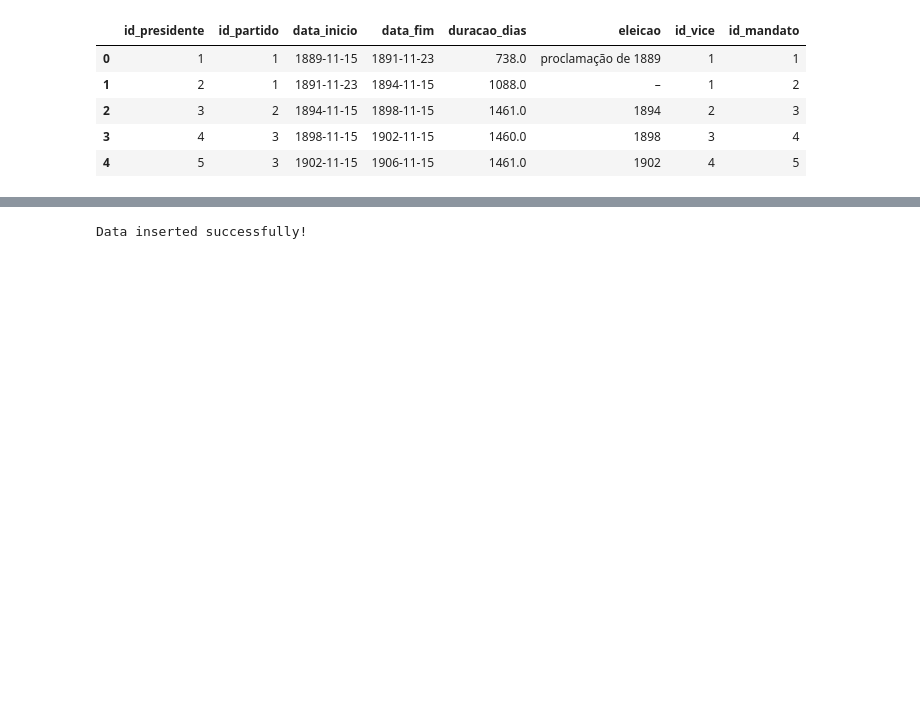
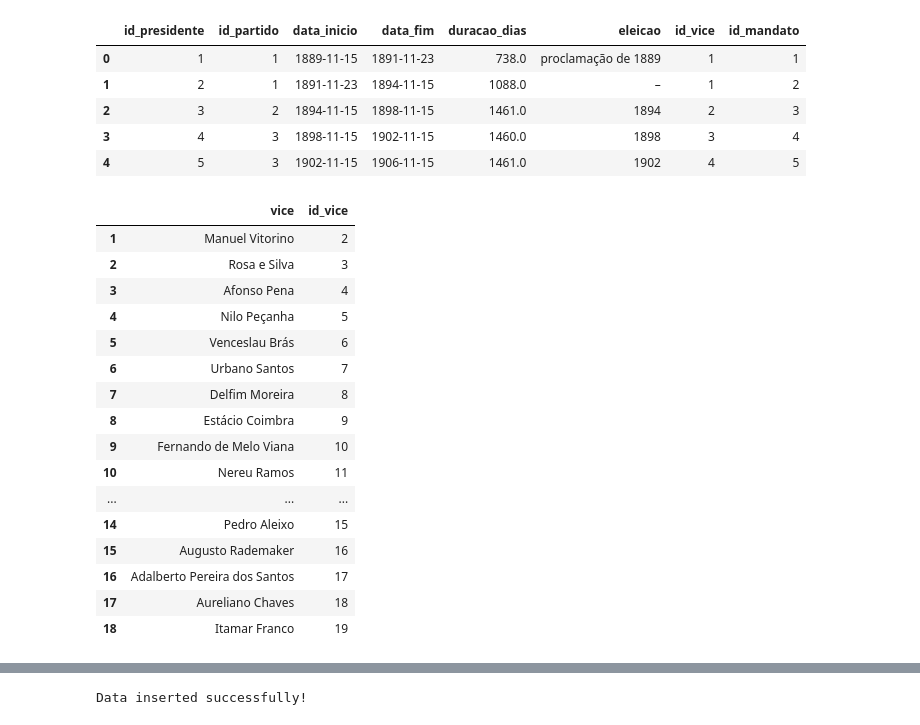
Before and after one commit to olavodd42/trabalho_banco_dados, a Jupyter notebook: data_analysis.ipynb, the cells around one changed output, grey strips where cells are left out. Cells and saved outputs as stored; diff of their text form; code cells hidden in the pictures; blank space fills up the shorter version.

```diff
--- a/data_analysis.ipynb
+++ b/data_analysis.ipynb
@@ -173,3 +173,25 @@ mandatos.head()
 | 2 | 3 | 2 | 1894-11-15 | 1898-11-15 | 1461.0 | 1894 | 2 | 3 |
 | 3 | 4 | 3 | 1898-11-15 | 1902-11-15 | 1460.0 | 1898 | 3 | 4 |
 | 4 | 5 | 3 | 1902-11-15 | 1906-11-15 | 1461.0 | 1902 | 4 | 5 |
+# %%
+vices = vices[vices.vice != 'Nenhum']
+mandatos.loc[mandatos['id_vice'] == 1, 'id_vice'] = pd.NA
+vices
+# %% [output]
+|  | vice | id_vice |
+| 1 | Manuel Vitorino | 2 |
+| 2 | Rosa e Silva | 3 |
+| 3 | Afonso Pena | 4 |
+| 4 | Nilo Peçanha | 5 |
+| 5 | Venceslau Brás | 6 |
+| 6 | Urbano Santos | 7 |
+| 7 | Delfim Moreira | 8 |
+| 8 | Estácio Coimbra | 9 |
+| 9 | Fernando de Melo Viana | 10 |
+| 10 | Nereu Ramos | 11 |
+| ... | ... | ... |
+| 14 | Pedro Aleixo | 15 |
+| 15 | Augusto Rademaker | 16 |
+| 16 | Adalberto Pereira dos Santos | 17 |
+| 17 | Aureliano Chaves | 18 |
+| 18 | Itamar Franco | 19 |
```
Also changed, not shown: parts of 4 cells of this notebook, 6 other files.
